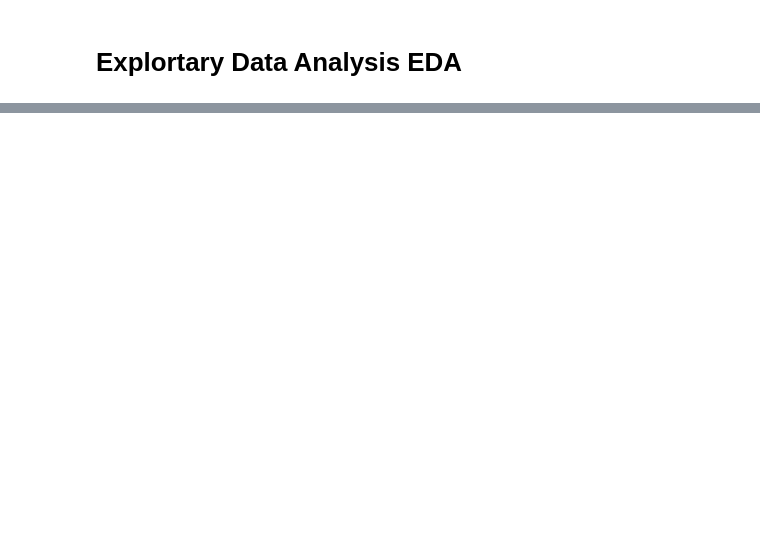
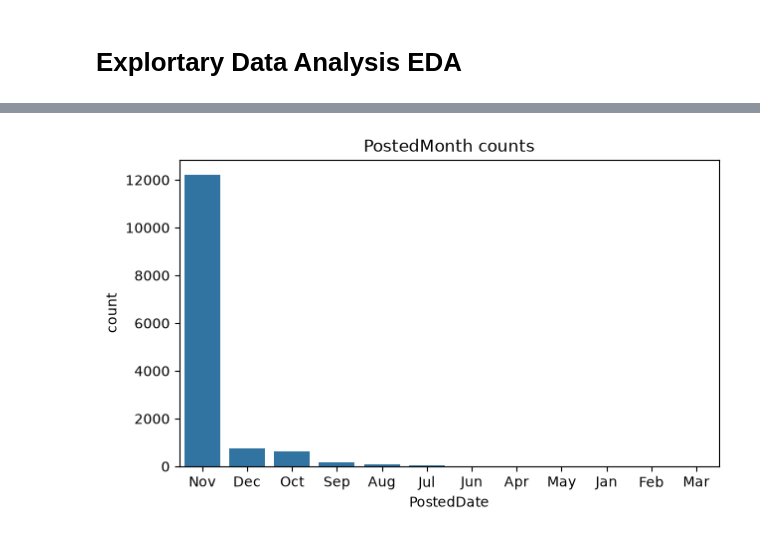
Before and after one commit to abdo1rahman/DEPI_grad_project, a Jupyter notebook: mini_project/used_cars/notebooks/EDA.ipynb, the cells around one changed output, grey strips where cells are left out. Saved outputs shown, nothing was run; the diff lists cells and outputs as text; code cells hidden in the pictures; blank space fills up the shorter version.

```diff
--- a/mini_project/used_cars/notebooks/EDA.ipynb
+++ b/mini_project/used_cars/notebooks/EDA.ipynb
@@ -265,0 +430,6 @@ plt.show()
+# %%
+used_cars_df['brand_model'] = used_cars_df['Brand'] + ',' + used_cars_df['model']
+display("preview of the new concatenated column")
+display(used_cars_df[['brand_model', 'Brand', 'model']].head(10))
+display('New unique counts in brand_model column')
+display(used_cars_df[['brand_model', 'Brand', 'model']].nunique())
@@ -265,0 +500,3 @@ plt.show()
+# %%
+postedMonth = used_cars_df['PostedDate'].str.split('-').str[0]
+postedMonth.value_counts()
@@ -265,0 +518,7 @@ plt.show()
+# %%
+plt.figure(figsize=(7,4))
+sns.barplot(postedMonth.value_counts())
+plt.title('PostedMonth counts')
+plt.show()
+# %% [output]
+[figure, added]
```
Also changed, not shown: parts of 24 cells of this notebook.
